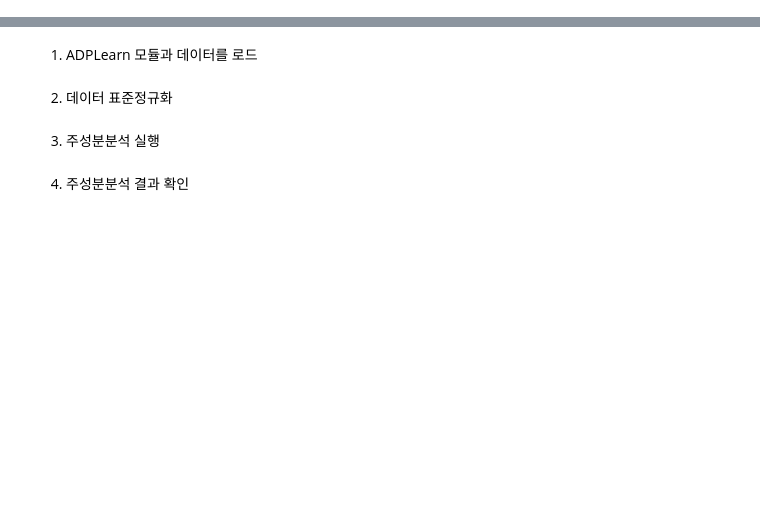
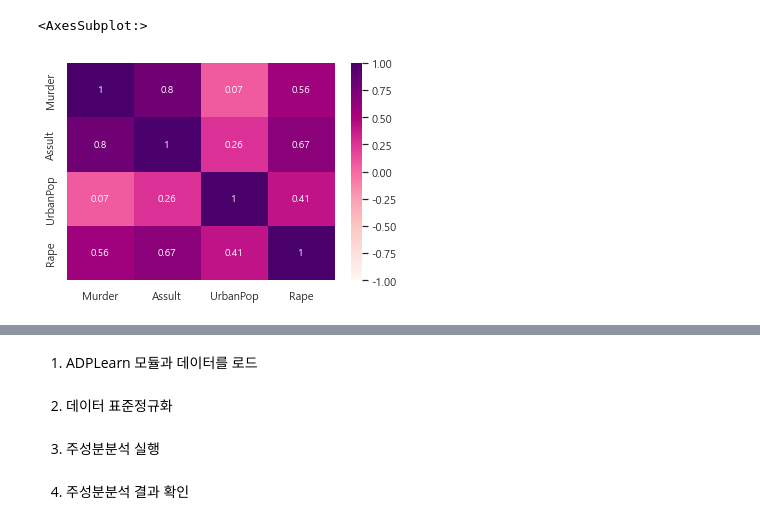
Before and after one commit to ksky1313/ADP, a Jupyter notebook: 11. 데이터전처리.ipynb, the cells around one changed output, grey strips where cells are left out. Drawn from its saved outputs; the diff is of its cells as text; code cells hidden in the pictures; blank space fills up the shorter version.

```diff
--- a/11. 데이터전처리.ipynb
+++ b/11. 데이터전처리.ipynb
@@ -1,12 +1,17 @@
 # %%
 import pandas as pd
 import numpy as np
+
 import ADPLearn as adp
 
+# 시각화
+import matplotlib.pyplot as plt
 import seaborn as sns
-import matplotlib.pyplot as plt
+sns.set(style='darkgrid')
+
 plt.rcParams['figure.figsize'] = (7, 5)
 plt.rcParams['font.family'] = 'Malgun Gothic'
 plt.rcParams['font.size'] = 12
 plt.rcParams['axes.unicode_minus'] = False
+
 %matplotlib inline
@@ -23,0 +54,6 @@ usarrests.head(3)
+# %%
+sns.heatmap(usarrests.corr(), cmap="RdPu", annot=True,
+                    vmin = -1, vmax = 1,)
+# %% [output]
+<AxesSubplot:>
+[figure, added]
```
Also changed, not shown: parts of 34 cells of this notebook, 4 other files.
